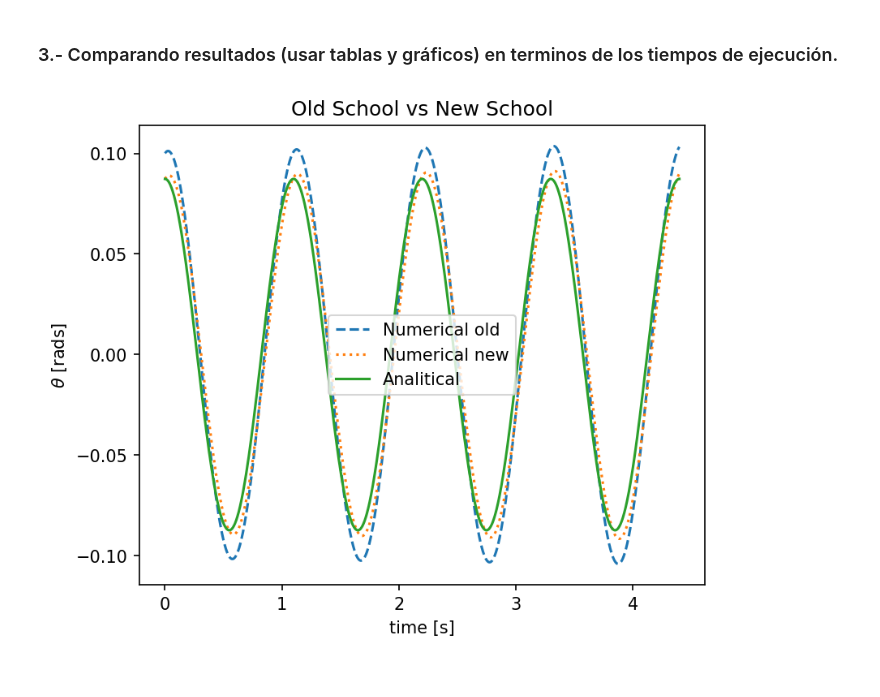
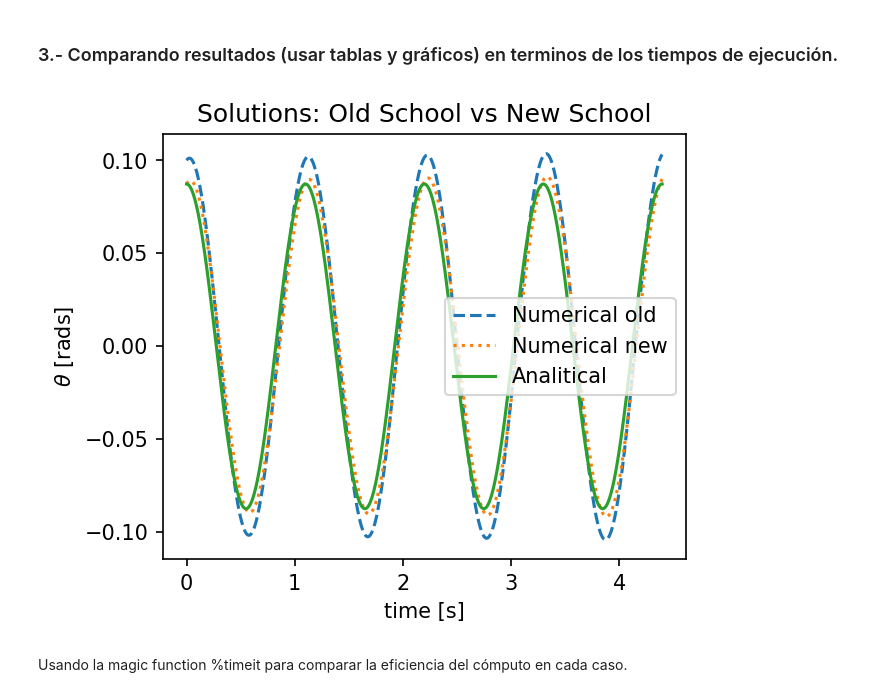
Before and after one commit to DCIDA2019/dcida2020ii-R-Ernesto, a Jupyter notebook: Aug28/ecuacion_de_movimiento_pendulo_simple.ipynb, the cells around one changed output. Drawn from its saved outputs; the diff is of its cells as text; code cells hidden in the pictures.

```diff
--- a/Aug28/ecuacion_de_movimiento_pendulo_simple.ipynb
+++ b/Aug28/ecuacion_de_movimiento_pendulo_simple.ipynb
@@ -66,20 +66,22 @@ theta_real = theta_0*np.cos(omega*t)
 # %%
 from matplotlib import pyplot as plt
 from pandas import read_table
 
 sol = read_table('solution.csv',sep=',')
 
 t_vals = sol['time'].values
 theta_vals = sol['theta'].values
 
-sol_figure = plt.figure(figsize=[3*2,2.5*2],dpi=150)
+sol_figure = plt.figure(figsize=[3*1.5,2.5*1.5],dpi=150)
 plt.plot(t_vals,theta_vals,'--',label='Numerical old')
 plt.plot(t,theta,':',label='Numerical new')
 plt.plot(t,theta_real,label='Analitical')
 plt.legend()
 plt.ylabel("$\\theta$ [rads]")
 plt.xlabel("time [s]")
-plt.title("Old School vs New School")
+plt.title("Solutions: Old School vs New School")
 sol_figure.savefig('figure1.png')
 # %% [output]
-[figure, old version]
+[figure, new version]
+# %% [markdown]
+Usando la magic function %timeit para comparar la eficiencia del cómputo en cada caso.
```
Also changed, not shown: parts of 4 cells of this notebook.
